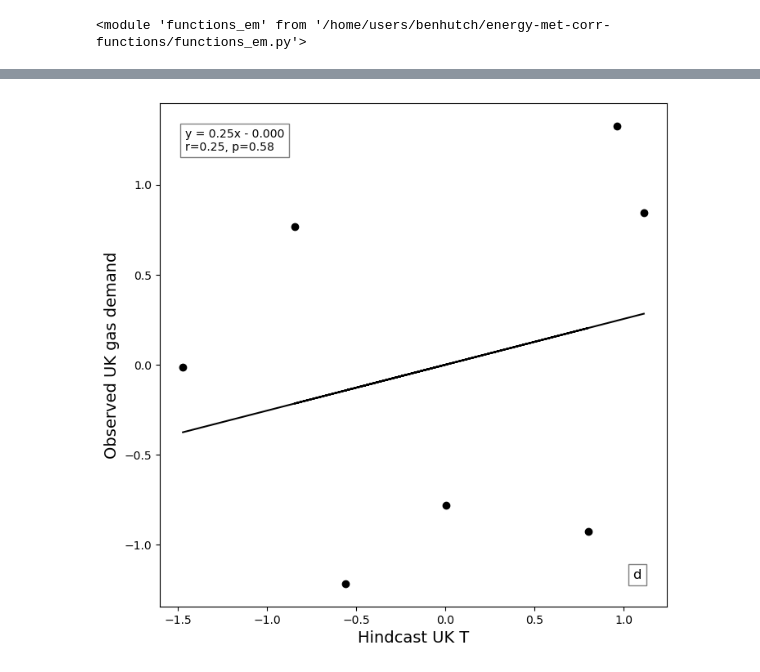
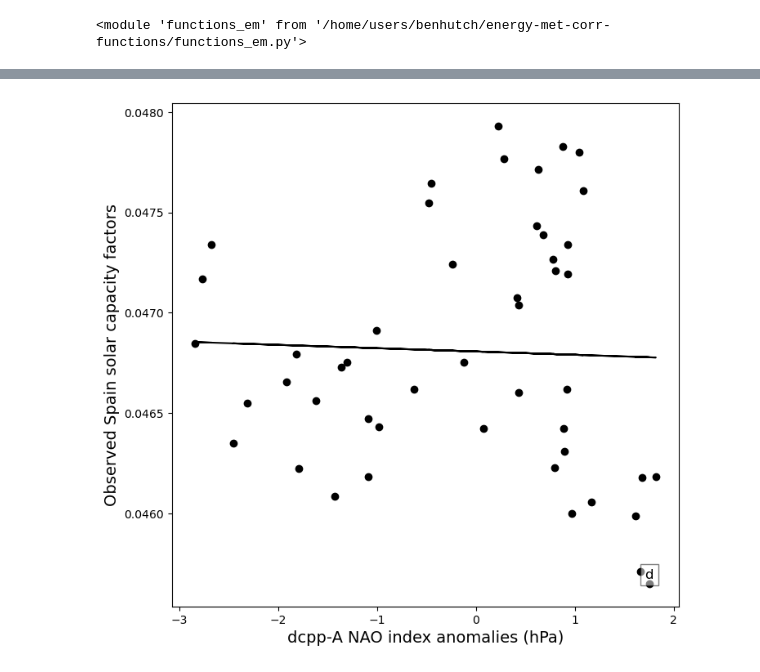
Before and after one commit to benhutchmet/energy-met-corr, a Jupyter notebook: testing-shapefiles.ipynb, the cells around one changed output, grey strips where cells are left out. Saved outputs shown, nothing was run; the diff lists cells and outputs as text; code cells hidden in the pictures.

```diff
--- a/testing-shapefiles.ipynb
+++ b/testing-shapefiles.ipynb
@@ -145,6 +149,6 @@ merged_df_subset.head()
 # %%
 # path to file
-path = "/home/users/benhutch/NGrid_demand/csv_files/ERA5_climate_indices_demand_Thornton_Bloomfield_8yrRM_ONDJFM.csv"
+path = "/home/users/benhutch/energy-sotcr-2023/data/ERA5_wd_demand_UK_1940_2023_daily.csv"
 
 # open the file
 demand_df = pd.read_csv(path)
@@ -159,0 +164,9 @@ demand_df.head()
+# %%
+# process the data
+demand_df["date"] = pd.to_datetime(demand_df["Unnamed: 0"])
+
+# set the date as the index
+demand_df.set_index("date", inplace=True)
+
+# drop the unnamed column
+demand_df.drop("Unnamed: 0", axis=1, inplace=True)
@@ -789,17 +883,17 @@ from scipy.stats import linregress
 plt.figure(figsize=(8, 8))
 
 # Plot the scatter plot
-plt.scatter(filtered_df.fcst_ts_mean, filtered_df["gas_demand_5yrRmean"], color="k")
+plt.scatter(merged_df["model_nao_mean"] / 100, merged_df["UK"], color="k")
 
 # Include a line of best fit
 slope, intercept, r_value, p_value, std_err = linregress(
-    filtered_df.fcst_ts_mean, filtered_df["gas_demand_5yrRmean"]
+    merged_df["model_nao_mean"] / 100, merged_df["UK"]
 )
 
 # Plot the line of best fit
 plt.plot(
-    filtered_df.fcst_ts_mean,
-    slope * filtered_df.fcst_ts_mean+ intercept,
+    merged_df["model_nao_mean"] / 100,
+    slope * (merged_df["model_nao_mean"] / 100)+ intercept,
     color="k",
 )
 
@@ -809,48 +903,48 @@ if intercept < 0:
 else:
     equation = f"y = {slope:.2f}x + {intercept:.3f}"
 
-plt.text(
-    0.05,
-    0.95,
-    f"{equation}\nr={r_value:.2f}, p={p_value:.2f}",
-    horizontalalignment="left",
-    verticalalignment="top",
-    transform=plt.gca().transAxes,
-    bbox=dict(facecolor="white", alpha=0.5),
-)
+# plt.text(
+#     0.05,
+#     0.95,
+#     f"{equation}\nr={r_value:.2f}, p={p_value:.2f}",
+#     horizontalalignment="left",
+#     verticalalignment="top",
+#     transform=plt.gca().transAxes,
+#     bbox=dict(facecolor="white", alpha=0.5),
+# )
 
 # Set the x-axis label
-plt.xlabel("Hindcast UK T", color="k", fontsize=14)
+plt.xlabel("dcpp-A NAO index anomalies (hPa)", color="k", fontsize=14)
 
 # Set the xticks to blue
 plt.tick_params(axis="x", colors="k")
 
 # Set the y-axis label
-plt.ylabel("Observed UK gas demand", color="k", fontsize=14)
+plt.ylabel("Observed Spain solar capacity factors", color="k", fontsize=14)
 
 # Include a textbox in the bottom right
 plt.text(
     0.95,
     0.05,
     f"d",
     fontsize=12,
     transform=plt.gca().transAxes,
     verticalalignment="bottom",
     horizontalalignment="right",
     bbox=dict(facecolor="white", alpha=0.5),
 )
 
 # Set the yticks to red
 plt.tick_params(axis="y", colors="k")
 
 # save this as a pdf
-filename = "scatter_hc_T_uk_gas_demand_thornton.pdf"
+filename = "scatter_hc_T_uk_elec_demand_bloomfield_full_dcppA.pdf"
 dir = "/gws/nopw/j04/canari/users/benhutch/plots/"
 
 # Save the figure
 plt.savefig(f"{dir}{filename}",dpi=600)
 # %% [output]
-[figure, old version]
+[figure, new version]
 # %%
 # Set up a dataframe to store the values
 df = pd.DataFrame(
```
Also changed, not shown: parts of 20 cells of this notebook, 1 other file.
